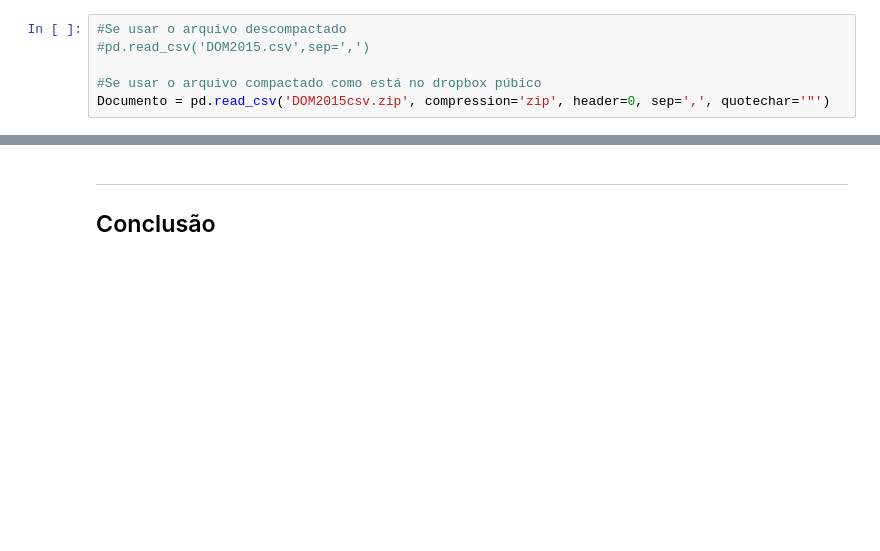
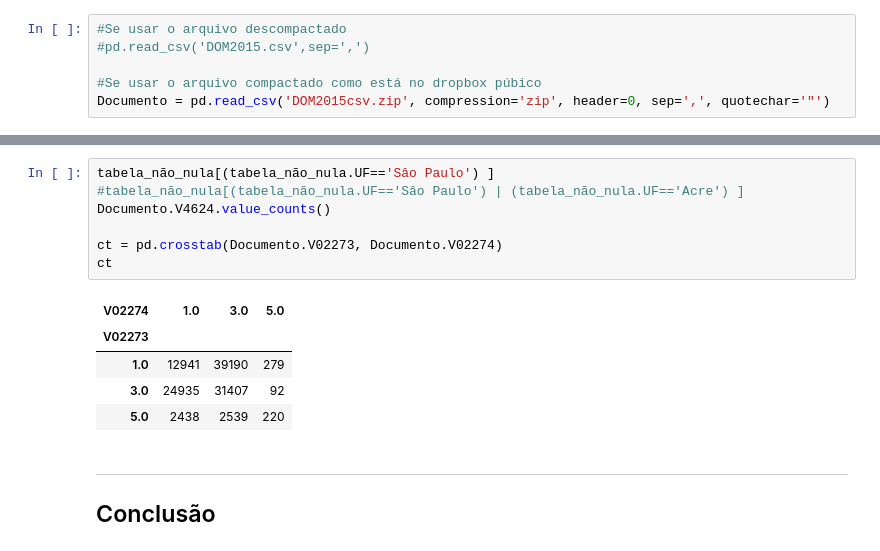
Before and after one commit to giovanacrl/cienciadosdados, a Jupyter notebook: Projeto1 Layout.ipynb, the cells around one changed output, grey strips where cells are left out. Drawn from its saved outputs; the diff is of its cells as text; blank space fills up the shorter version.

```diff
--- a/Projeto1 Layout.ipynb
+++ b/Projeto1 Layout.ipynb
@@ -79,3 +102,16 @@ tabela_não_nula
+# %%
+tabela_não_nula[(tabela_não_nula.UF=='Sâo Paulo') ]
+#tabela_não_nula[(tabela_não_nula.UF=='Sâo Paulo') | (tabela_não_nula.UF=='Acre') ]
+Documento.V4624.value_counts()
+
+ct = pd.crosstab(Documento.V02273, Documento.V02274)
+ct
+# %% [output]
+| V02274 | 1.0 | 3.0 | 5.0 |
+| V02273 |  |  |  |
+| 1.0 | 12941 | 39190 | 279 |
+| 3.0 | 24935 | 31407 | 92 |
+| 5.0 | 2438 | 2539 | 220 |
 # %% [markdown]
 ___
 ## Conclusão
```
Also changed, not shown: parts of 3 cells of this notebook.
